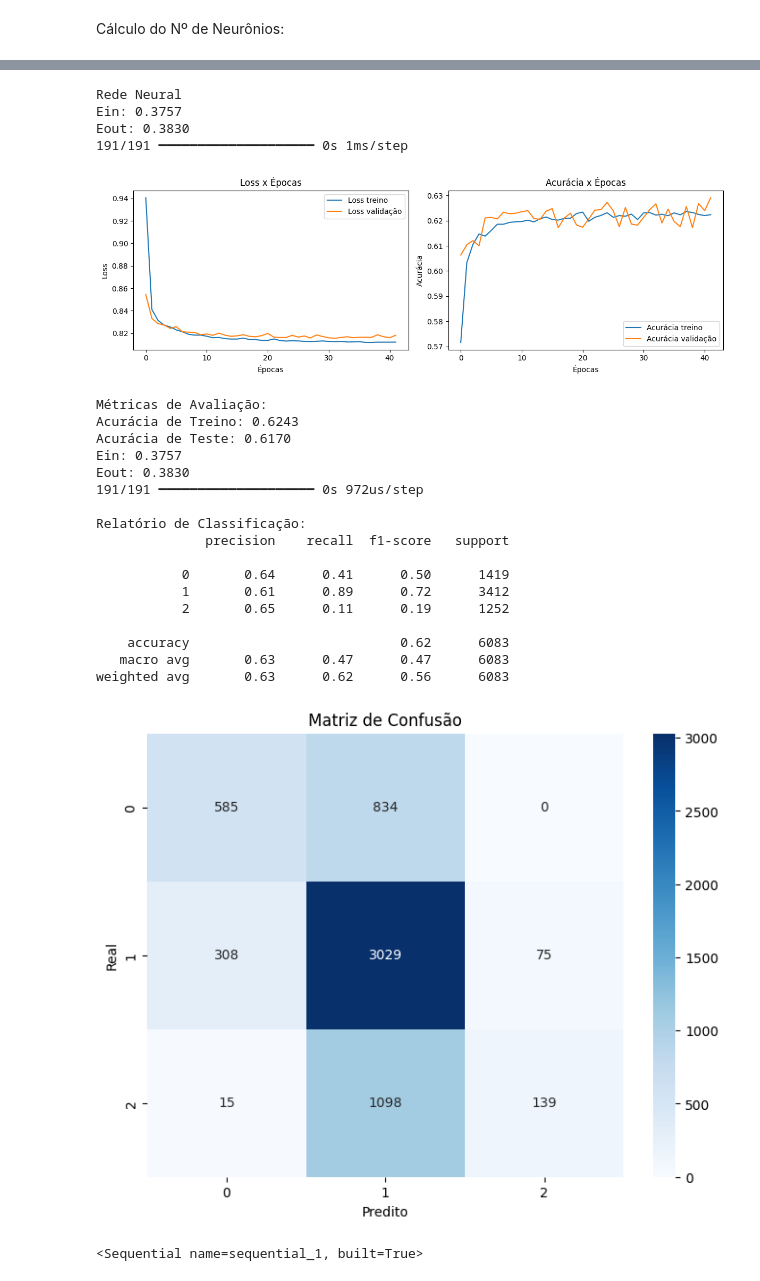
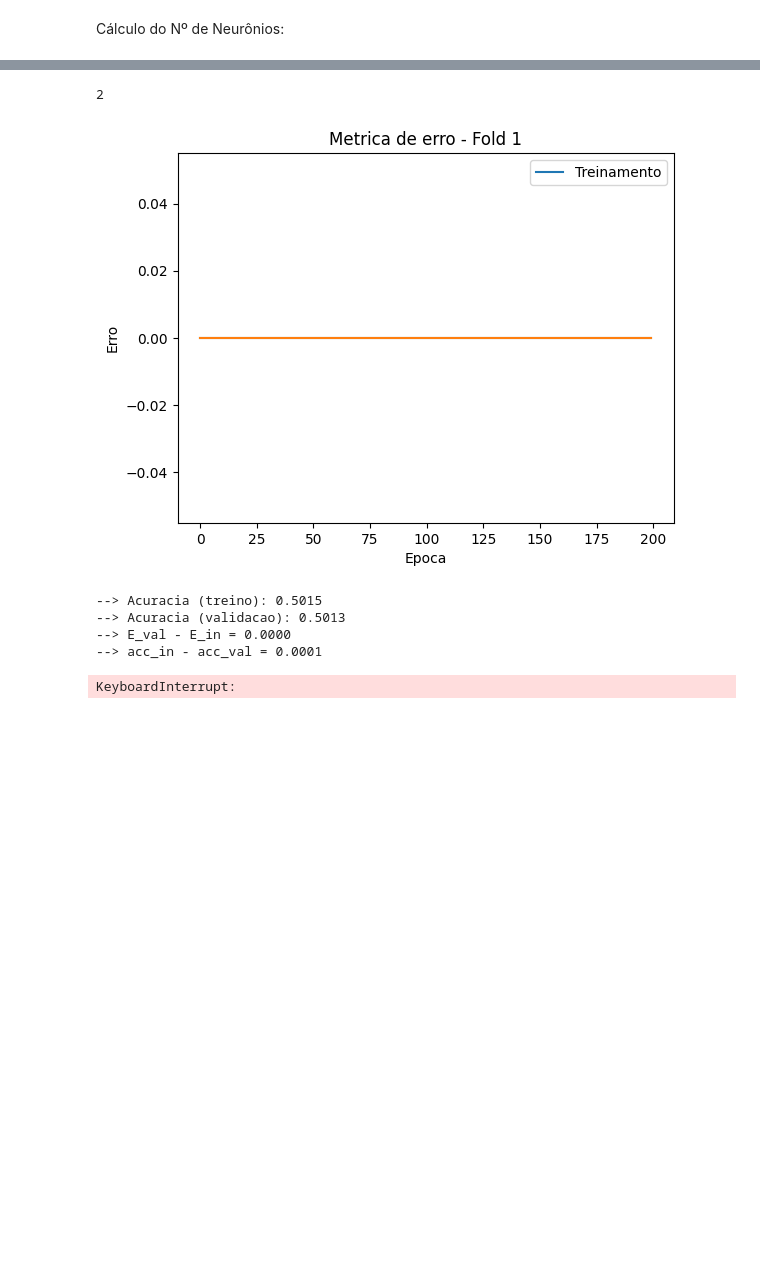
Before and after one commit to mariaeco/MachineLearning, a Jupyter notebook: FinalProject/Projeto_Final_Enem.ipynb, the cells around one changed output, grey strips where cells are left out. Cells and saved outputs as stored; diff of their text form; code cells hidden in the pictures; blank space fills up the shorter version.

```diff
--- a/FinalProject/Projeto_Final_Enem.ipynb
+++ b/FinalProject/Projeto_Final_Enem.ipynb
@@ -193,30 +167,17 @@ Nº máximo de neurônios:
+# %%
+output_dim = len(np.unique(y_train))
+output_dim
+# %% [output]
+2
 # %%
 input_dim = X_train.shape[1]
 output_dim = len(np.unique(y_train))
-n_neuronios = 90
+n_neuronios = num_neurons(N, n_variaveis)
 modelo_rede_neural(X_train, X_test, y_train, y_test, input_dim, output_dim, n_neuronios)
 # %% [output]
+[figure, new version]
-Rede Neural
-Ein: 0.3757
-Eout: 0.3830
-191/191 ━━━━━━━━━━━━━━━━━━━━ 0s 1ms/step
+--> Acuracia (treino): 0.5015
+--> Acuracia (validacao): 0.5013
+--> E_val - E_in = 0.0000
+--> acc_in - acc_val = 0.0001
-[figure, old version]
-Métricas de Avaliação:
-Acurácia de Treino: 0.6243
-Acurácia de Teste: 0.6170
-Ein: 0.3757
-Eout: 0.3830
-191/191 ━━━━━━━━━━━━━━━━━━━━ 0s 972us/step
-
-Relatório de Classificação:
-              precision    recall  f1-score   support
-
-           0       0.64      0.41      0.50      1419
-           1       0.61      0.89      0.72      3412
-           2       0.65      0.11      0.19      1252
-
-    accuracy                           0.62      6083
-   macro avg       0.63      0.47      0.47      6083
-weighted avg       0.63      0.62      0.56      6083
+KeyboardInterrupt:
-[figure, removed]
-<Sequential name=sequential_1, built=True>
```
Also changed, not shown: parts of 7 cells of this notebook, 3 other files.
